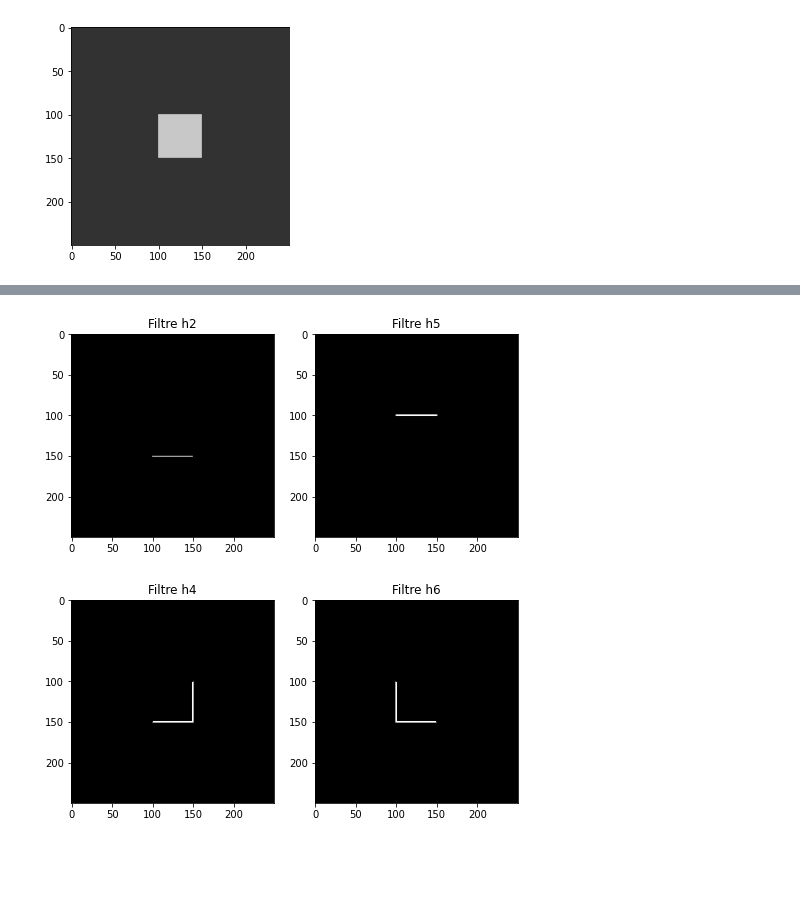
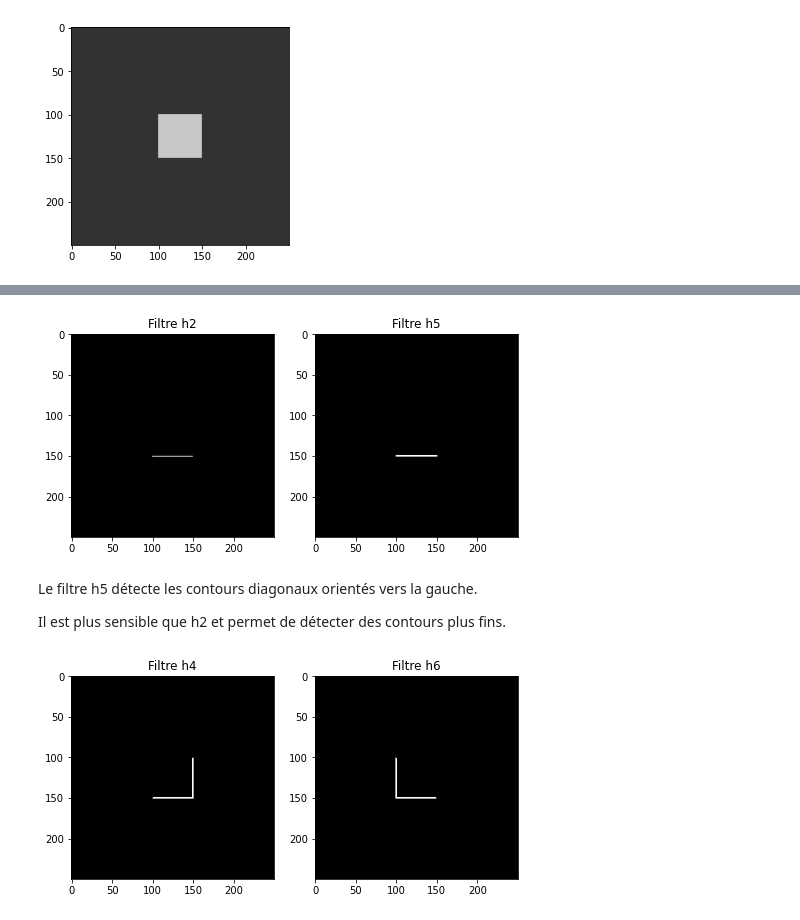
Before and after one commit to azario0/Traitement_image, a Jupyter notebook: tp3.ipynb, the cells around one changed output, grey strips where cells are left out. Cells and saved outputs as stored; diff of their text form; code cells hidden in the pictures; blank space fills up the shorter version.

```diff
--- a/tp3.ipynb
+++ b/tp3.ipynb
@@ -90,23 +103,24 @@ plt.show()
 # %%
-h5 = np.array([[-1, -2, -1], [0, 0, 0], [1, 2, 1]])
+h5 = np.array([[1, 2, 1], [0, 0, 0], [-1, -2, -1]])
 I5 = cv.filter2D(img, -1, h5)
 
-# Appliquer le filtre h2
-h2 = np.array([[1], [-1]])
-I2 = cv.filter2D(img, -1, h2)
 
 # Afficher les résultats
 fig, ax = plt.subplots(1, 2, figsize=(8, 4))
 
 ax[0].imshow(I2, cmap='gray')
 ax[0].set_title('Filtre h2')
 
 ax[1].imshow(I5, cmap='gray')
 ax[1].set_title('Filtre h5')
 
 plt.show()
 # %% [output]
-[figure, old version]
+[figure, new version]
+# %% [markdown]
+Le filtre h5 détecte les contours diagonaux orientés vers la gauche.
+
+Il est plus sensible que h2 et permet de détecter des contours plus fins.
 # %%
 # Appliquer les filtres de Sobel combinés
 h4 = np.array([[2, 1, 0], [1, 0, -1], [0, -1, -2]])
```
Also changed, not shown: parts of 23 cells of this notebook, 1 other file.
